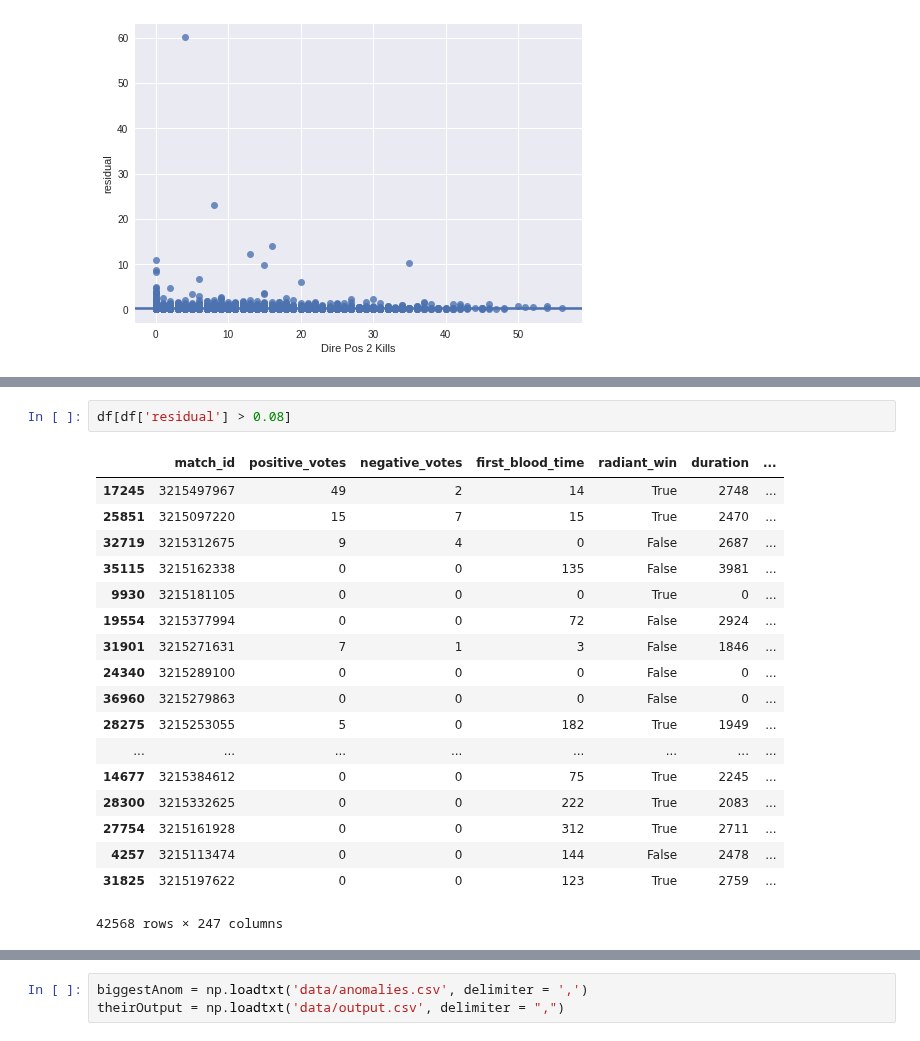
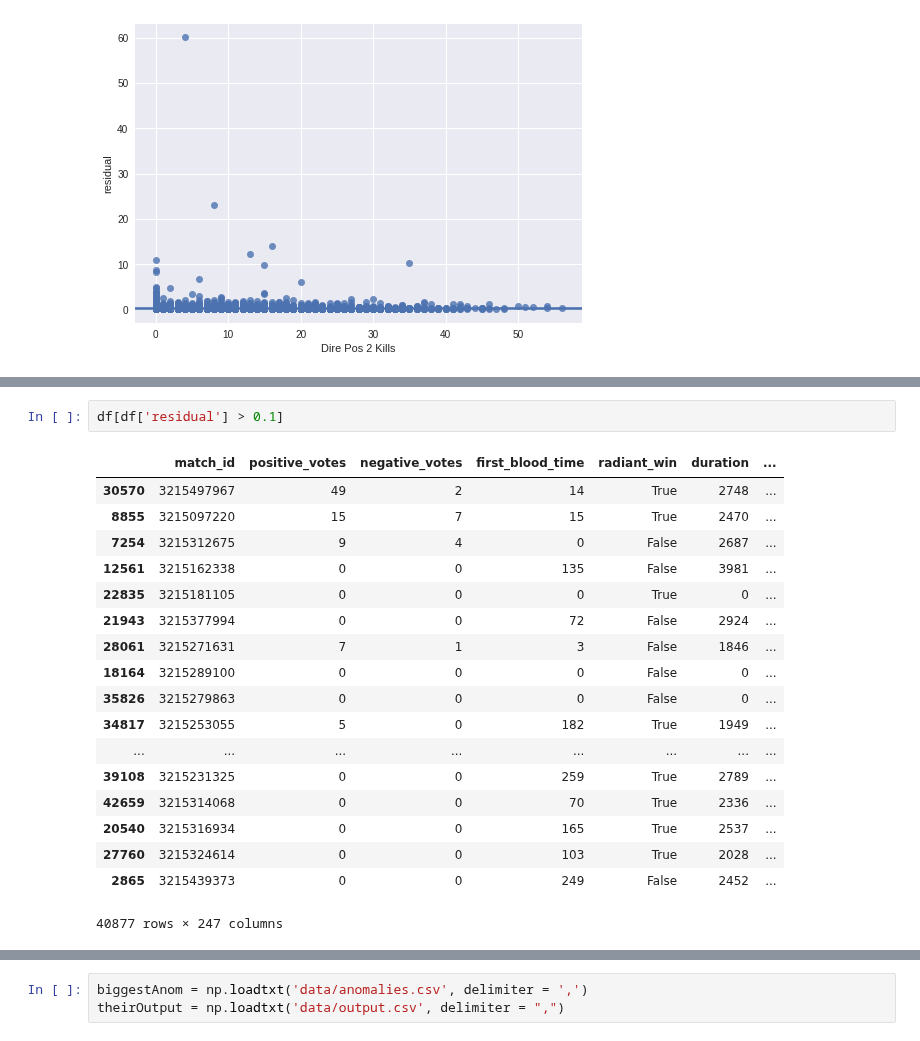
Before and after one commit to beelze-b/Open-Dota-Exploration, a Jupyter notebook: WeightsAndResiduals.ipynb, the cells around one changed output, grey strips where cells are left out. Drawn from its saved outputs; the diff is of its cells as text.

```diff
--- a/WeightsAndResiduals.ipynb
+++ b/WeightsAndResiduals.ipynb
@@ -301,24 +308,24 @@ plt.show()
 # %%
-df[df['residual'] > 0.08]
+df[df['residual'] > 0.1]
 # %% [output]
 |  | match_id | positive_votes | negative_votes | first_blood_time | radiant_win | duration | ... |
-| 17245 | 3215497967 | 49 | 2 | 14 | True | 2748 | ... |
-| 25851 | 3215097220 | 15 | 7 | 15 | True | 2470 | ... |
-| 32719 | 3215312675 | 9 | 4 | 0 | False | 2687 | ... |
-| 35115 | 3215162338 | 0 | 0 | 135 | False | 3981 | ... |
-| 9930 | 3215181105 | 0 | 0 | 0 | True | 0 | ... |
-| 19554 | 3215377994 | 0 | 0 | 72 | False | 2924 | ... |
-| 31901 | 3215271631 | 7 | 1 | 3 | False | 1846 | ... |
-| 24340 | 3215289100 | 0 | 0 | 0 | False | 0 | ... |
-| 36960 | 3215279863 | 0 | 0 | 0 | False | 0 | ... |
-| 28275 | 3215253055 | 5 | 0 | 182 | True | 1949 | ... |
+| 30570 | 3215497967 | 49 | 2 | 14 | True | 2748 | ... |
+| 8855 | 3215097220 | 15 | 7 | 15 | True | 2470 | ... |
+| 7254 | 3215312675 | 9 | 4 | 0 | False | 2687 | ... |
+| 12561 | 3215162338 | 0 | 0 | 135 | False | 3981 | ... |
+| 22835 | 3215181105 | 0 | 0 | 0 | True | 0 | ... |
+| 21943 | 3215377994 | 0 | 0 | 72 | False | 2924 | ... |
+| 28061 | 3215271631 | 7 | 1 | 3 | False | 1846 | ... |
+| 18164 | 3215289100 | 0 | 0 | 0 | False | 0 | ... |
+| 35826 | 3215279863 | 0 | 0 | 0 | False | 0 | ... |
+| 34817 | 3215253055 | 5 | 0 | 182 | True | 1949 | ... |
 | ... | ... | ... | ... | ... | ... | ... | ... |
-| 14677 | 3215384612 | 0 | 0 | 75 | True | 2245 | ... |
-| 28300 | 3215332625 | 0 | 0 | 222 | True | 2083 | ... |
-| 27754 | 3215161928 | 0 | 0 | 312 | True | 2711 | ... |
-| 4257 | 3215113474 | 0 | 0 | 144 | False | 2478 | ... |
-| 31825 | 3215197622 | 0 | 0 | 123 | True | 2759 | ... |
+| 39108 | 3215231325 | 0 | 0 | 259 | True | 2789 | ... |
+| 42659 | 3215314068 | 0 | 0 | 70 | True | 2336 | ... |
+| 20540 | 3215316934 | 0 | 0 | 165 | True | 2537 | ... |
+| 27760 | 3215324614 | 0 | 0 | 103 | True | 2028 | ... |
+| 2865 | 3215439373 | 0 | 0 | 249 | False | 2452 | ... |
-42568 rows × 247 columns
+40877 rows × 247 columns
 # %%
 df[df['residual'] < 0.08].sample(10, random_state=1)
 # %% [output]
```
Also changed, not shown: parts of 12 cells of this notebook.
